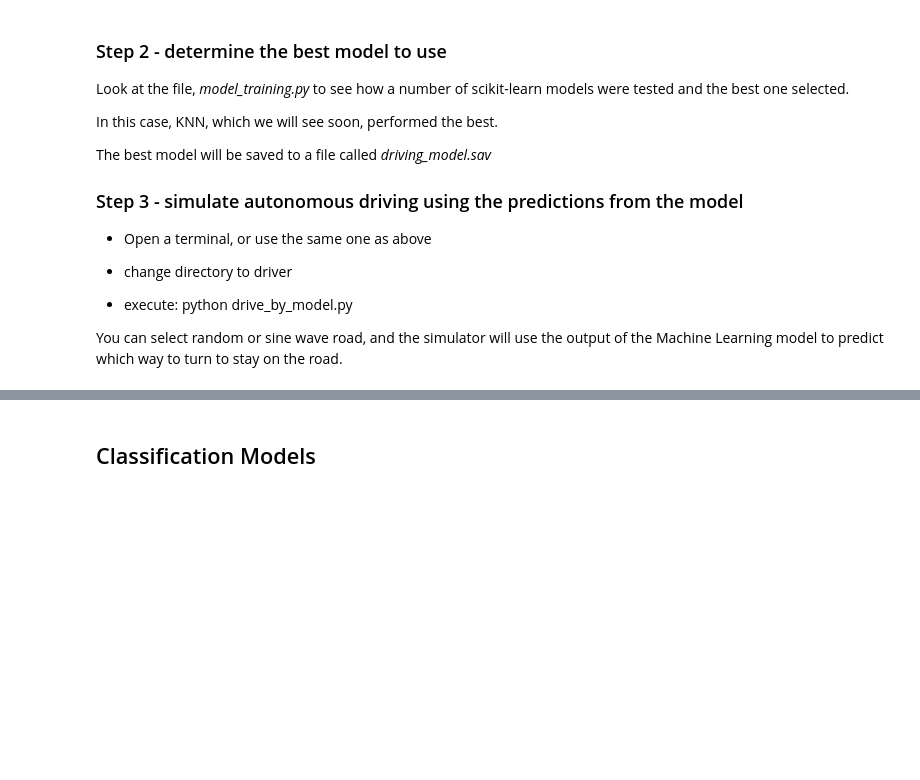
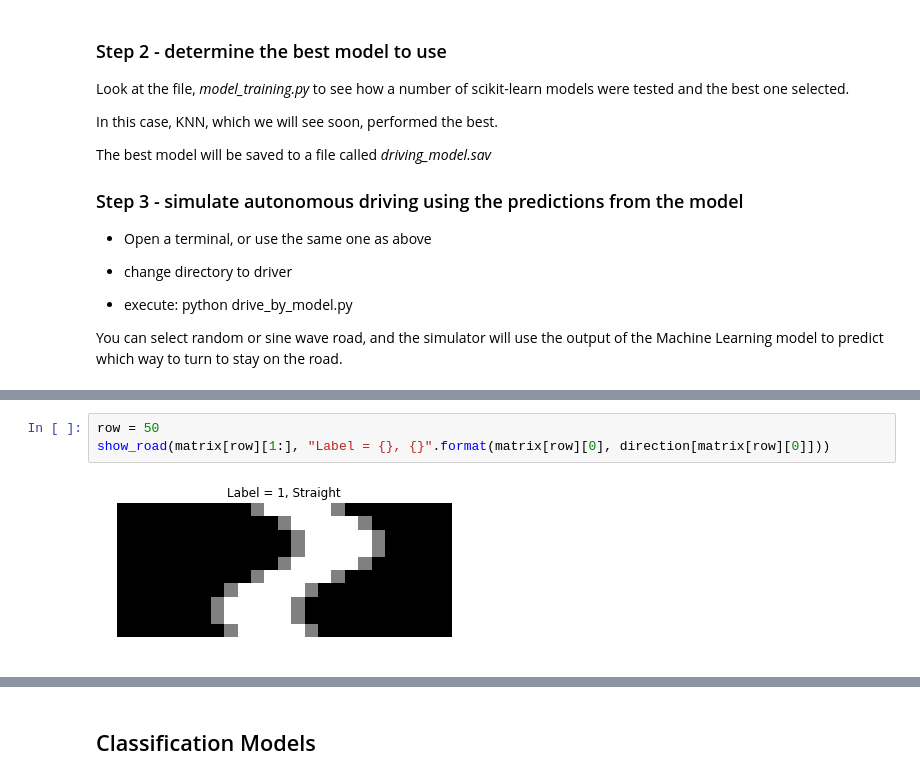
Before and after one commit to youngsoul/supervised-machine-learning-with-scikit-learn, a Jupyter notebook: SupervisedLearningWithScikitLearn.ipynb, the cells around one changed output, grey strips where cells are left out. Cells and saved outputs as stored; diff of their text form; blank space fills up the shorter version.

```diff
--- a/SupervisedLearningWithScikitLearn.ipynb
+++ b/SupervisedLearningWithScikitLearn.ipynb
@@ -271,0 +297,5 @@ You can select random or sine wave road, and the simulator will use the output o
+# %%
+row = 50
+show_road(matrix[row][1:], "Label = {}, {}".format(matrix[row][0], direction[matrix[row][0]]))
+# %% [output]
+[figure, added]
```
Also changed, not shown: parts of 4 cells of this notebook.
